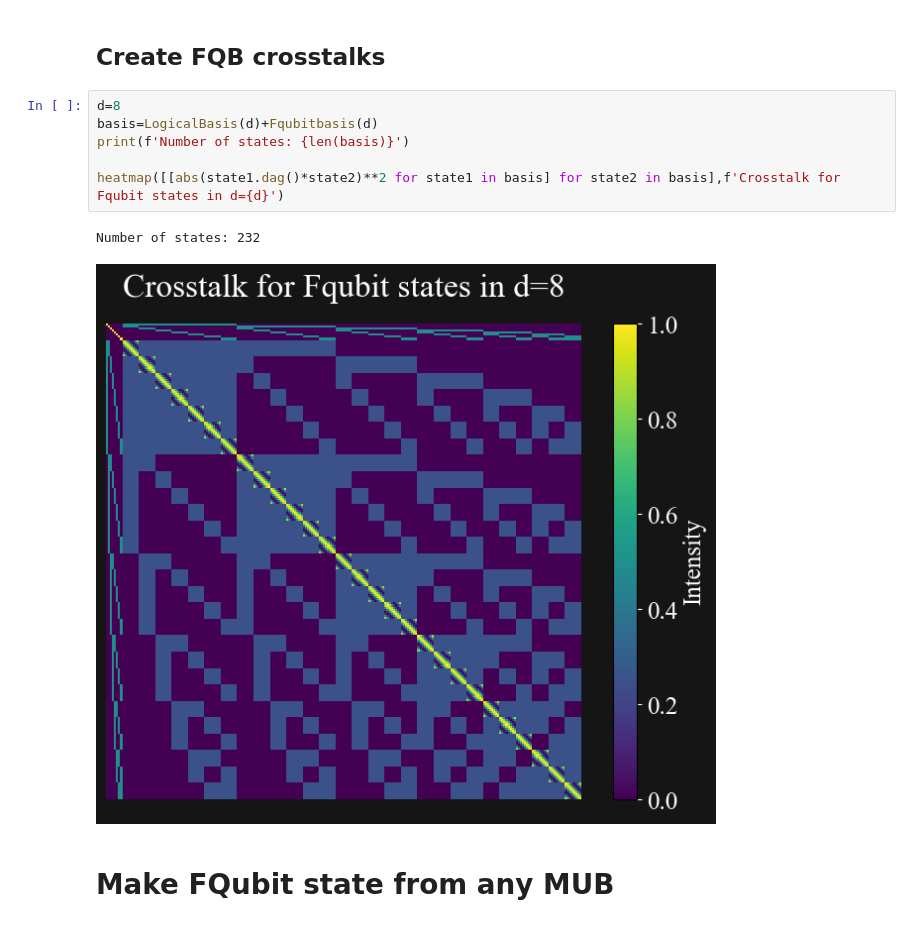
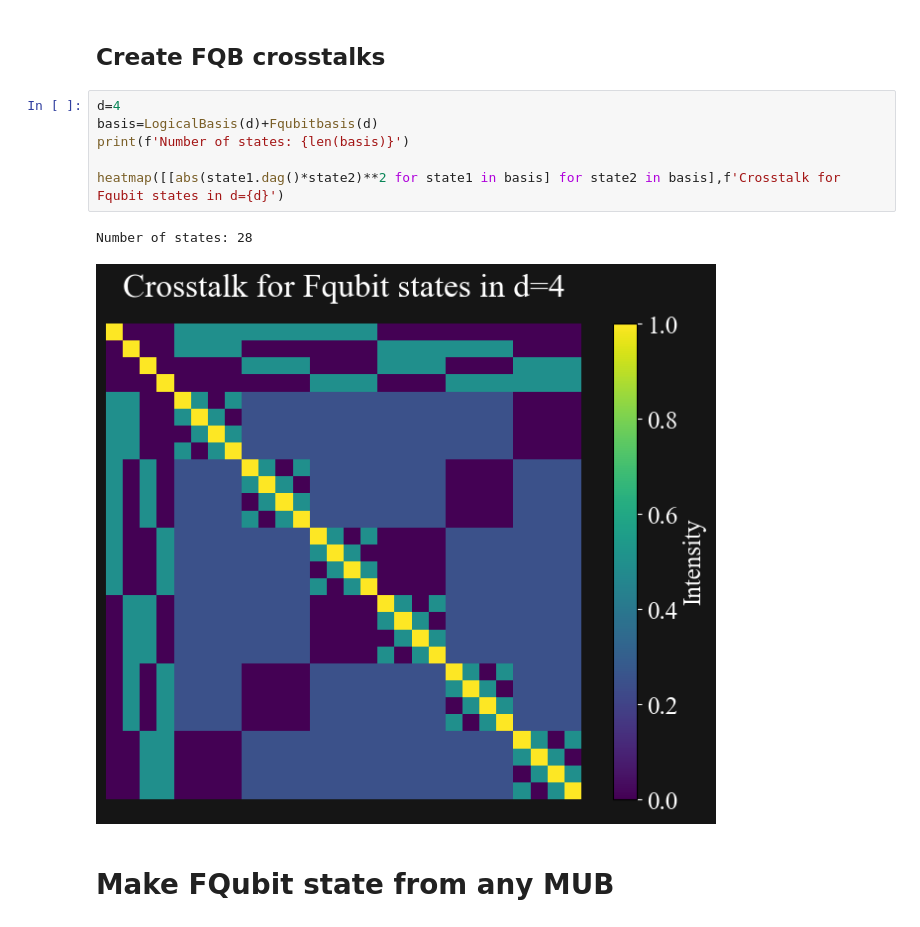
Before and after one commit to LukasScarfe/F-Qubits, a Jupyter notebook: fqubits.ipynb, the cells around one changed output. Saved outputs shown, nothing was run; the diff lists cells and outputs as text.

```diff
--- a/fqubits.ipynb
+++ b/fqubits.ipynb
@@ -312,14 +312,14 @@ Number of states: 64
 # %% [markdown]
 ## Create FQB crosstalks
 # %%
-d=8
+d=4
 basis=LogicalBasis(d)+Fqubitbasis(d)
 print(f'Number of states: {len(basis)}')
 
 heatmap([[abs(state1.dag()*state2)**2 for state1 in basis] for state2 in basis],f'Crosstalk for Fqubit states in d={d}')
 # %% [output]
-Number of states: 232
+Number of states: 28
-[figure, old version]
+[figure, new version]
 # %% [markdown]
 # Make FQubit state from any MUB
 # %%
```
Also changed, not shown: parts of 6 cells of this notebook, 3 other files.
